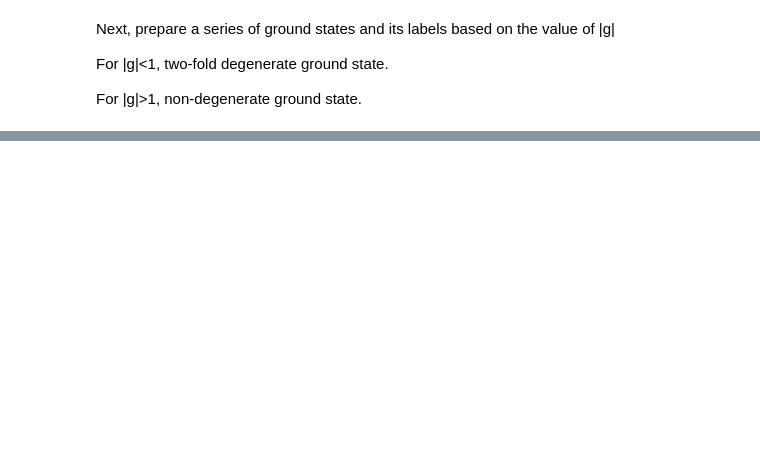
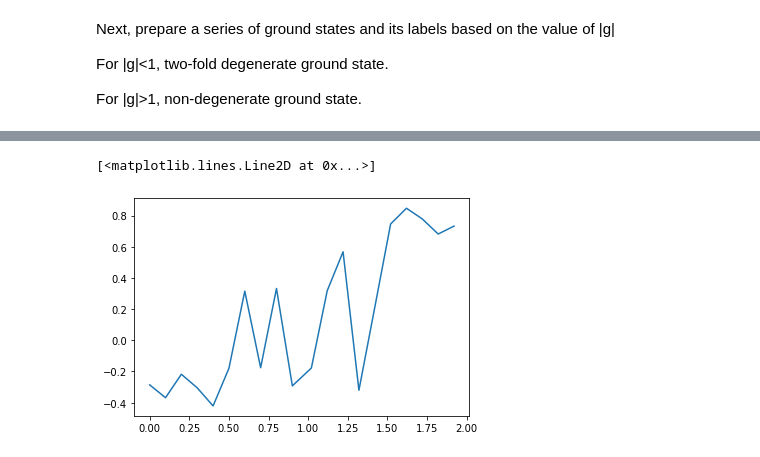
Before and after one commit to Zhelun-Li/QCNN_hardware, a Jupyter notebook: transverse_Ising.ipynb, the cells around one changed output, grey strips where cells are left out. Cells and saved outputs as stored; diff of their text form; code cells hidden in the pictures; blank space fills up the shorter version.

```diff
--- a/transverse_Ising.ipynb
+++ b/transverse_Ising.ipynb
@@ -161,3 +162,11 @@ g =  2.000000000000001  diff= 0.00044821554123159
+# %%
+dataset={'weights':dict_low['weights']+dict_high['weights'],
+         'label': np.concatenate([-1*np.ones(len(dict_low['weights'])),np.ones(len(dict_high['weights']))])
+        ,'g':np.concatenate([dict_low['g'],dict_high['g']])
+        }
+
+with open('dataset.pkl', 'wb') as f:
+    pickle.dump(dataset, f)
 # %%
 # with open('lowG_dict.pkl', 'rb') as f:
 #     dict_low = pickle.load(f)
@@ -494,0 +570,5 @@ print(accuracy_Gradient)
+# %%
+plt.plot(g_test,y_test_predict)
+# %% [output]
+[<matplotlib.lines.Line2D at 0x...>]
+[figure, added]
```
Also changed, not shown: parts of 32 cells of this notebook.
